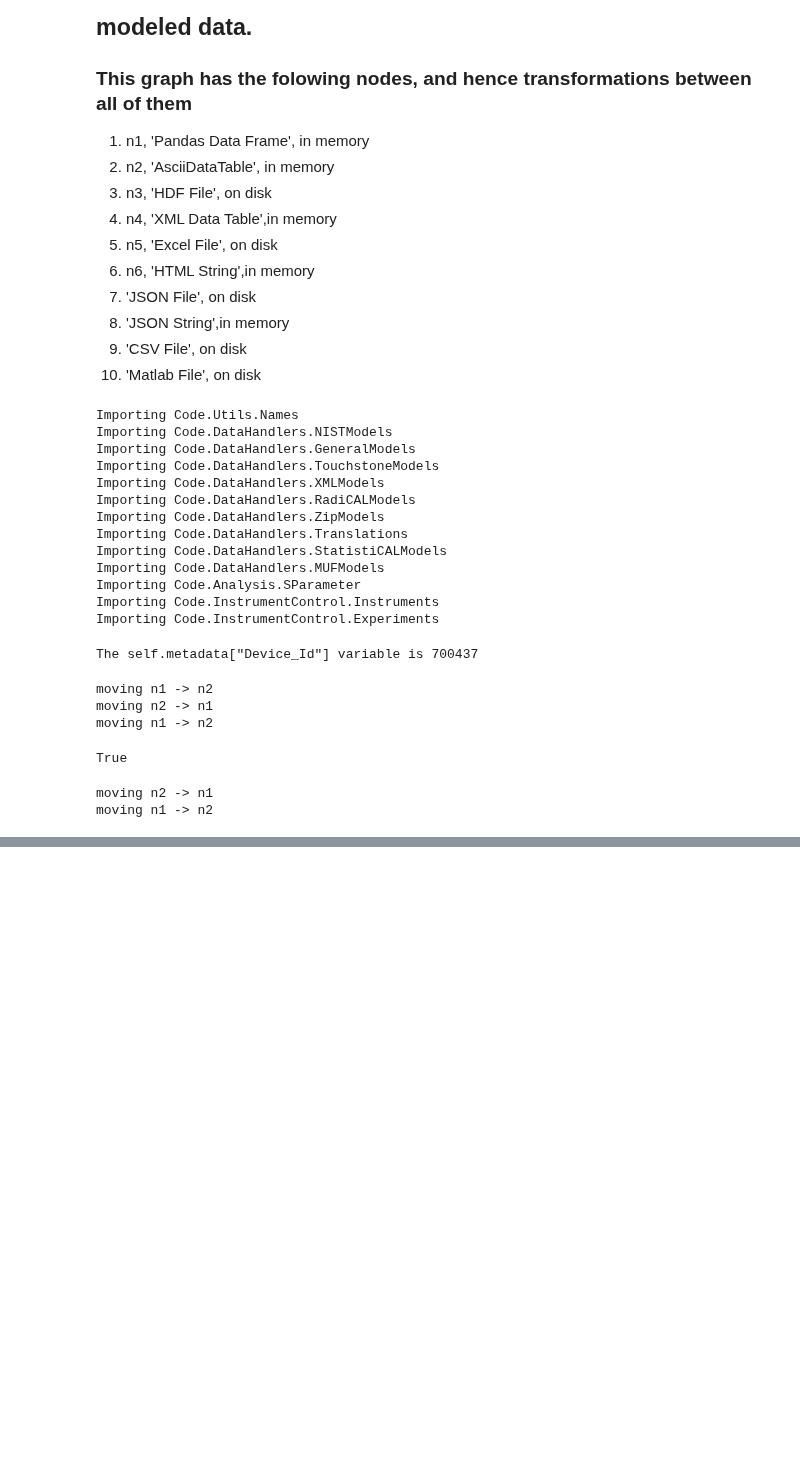
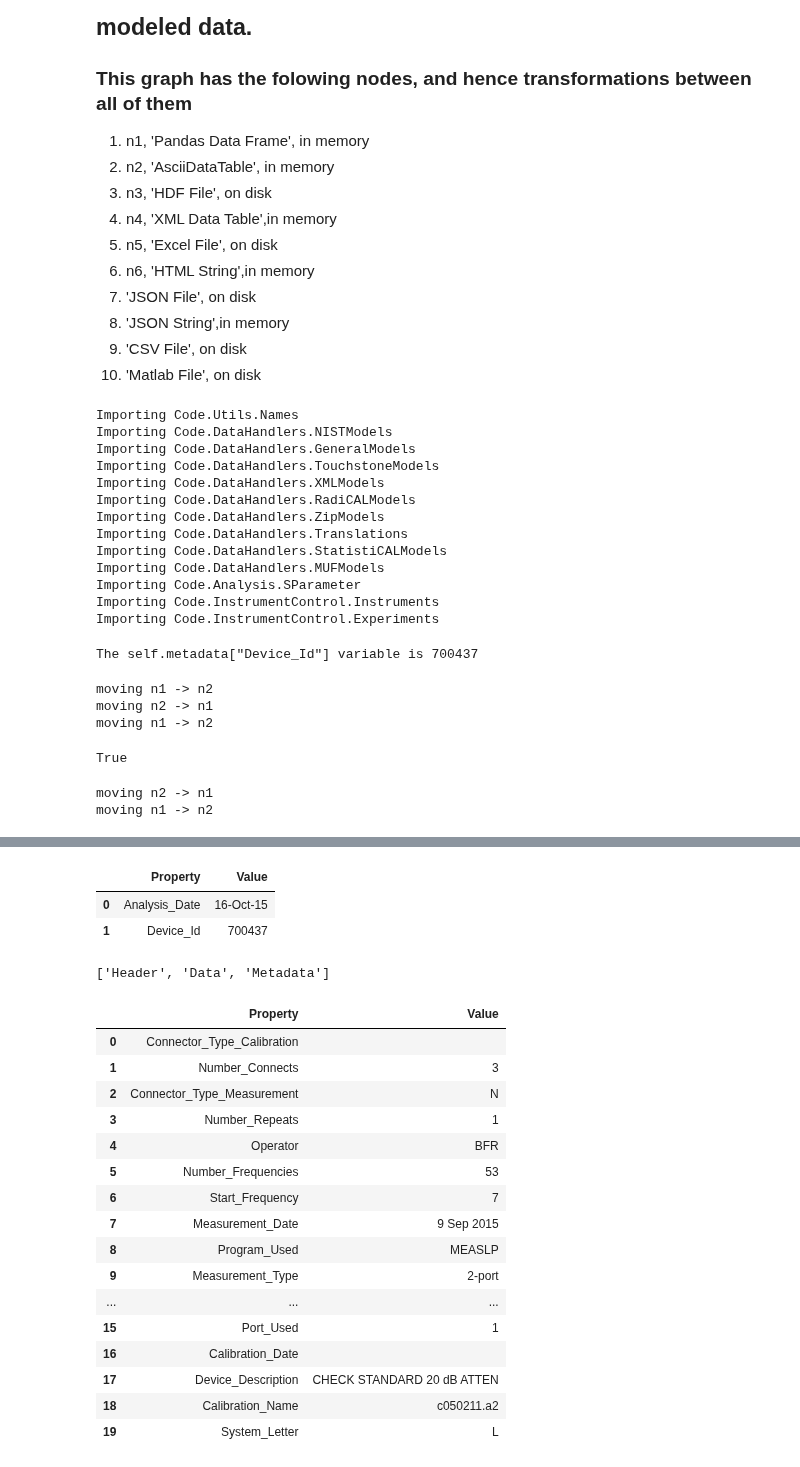
Before and after one commit to aricsanders/Jupyter-Notebooks, a Jupyter notebook: Rectangular_Data_Table_Bijective_Example_20161121_001.ipynb, the cells around one changed output, grey strips where cells are left out. Saved outputs shown, nothing was run; the diff lists cells and outputs as text; code cells hidden in the pictures; blank space fills up the shorter version.

```diff
--- a/Rectangular_Data_Table_Bijective_Example_20161121_001.ipynb
+++ b/Rectangular_Data_Table_Bijective_Example_20161121_001.ipynb
@@ -726,0 +636,7 @@ OperationalError: near "data": syntax error
+# %%
+header_table=pandas.DataFrame(one_port.header,columns=["Header_Line_Content"])
+data_table=pandas.DataFrame(one_port.data,columns=one_port.column_names)
+footer_table=pandas.DataFrame(one_port.footer,columns=["Footer_Line_Content"])
+inline_comments=pandas.DataFrame(one_port.footer,columns=["Line","Location","Comment"])
+metadata_table=pandas.DataFrame([[key,value] for key,value in one_port.metadata.iteritems() ],
+                                columns=["Property","Value"])
@@ -726,0 +645,32 @@ OperationalError: near "data": syntax error
+# %%
+def AsciiDataTable_to_DataFrame_dict(AsciiDataTable):
+    """Converts an AsciiDataTable to a dictionary of pandas.DataFrame s"""
+    output_dict={}
+    for element in AsciiDataTable.elements:
+        #print("{0} is {1}".format('element',element))
+        if AsciiDataTable.__dict__[element]:
+            if re.search('header',element,re.IGNORECASE):
+                header_table=pandas.DataFrame(AsciiDataTable.header,columns=["Header_Line_Content"])
+                output_dict["Header"]=header_table
+            # needs to be before data search
+            elif re.search('meta',element,re.IGNORECASE):
+                #print("{0} is {1}".format('element',element))
+                metadata_table=pandas.DataFrame([[key,value] for key,value in AsciiDataTable.metadata.iteritems()],
+                                columns=["Property","Value"])
+                output_dict["Metadata"]=metadata_table
+            elif re.search('data|^meta',element,re.IGNORECASE):
+
+                data_table=pandas.DataFrame(AsciiDataTable.data,columns=AsciiDataTable.column_names)
+                output_dict["Data"]=data_table
+
+            elif re.search('footer',element,re.IGNORECASE):
+                footer_table=pandas.DataFrame(AsciiDataTable.footer,columns=["Footer_Line_Content"])
+                output_dict["Footer"]=footer_table
+
+            elif re.search('comment',element,re.IGNORECASE):
+                comments=AsciiDataTable.__dict__[element]
+                inline_comments=pandas.DataFrame(comments,columns=["Comment","Line","Location"])
+                output_dict["Comments"]=inline_comments
+
+
+    return output_dict
@@ -726,0 +679,6 @@ OperationalError: near "data": syntax error
+# %%
+panda_dict["Metadata"]
+# %% [output]
+|  | Property | Value |
+| 0 | Analysis_Date | 16-Oct-15 |
+| 1 | Device_Id | 700437 |
@@ -726,0 +710,28 @@ OperationalError: near "data": syntax error
+# %%
+raw_table=TwoPortRawModel(os.path.join(TESTS_DIRECTORY,'TestFileTwoPortRaw.txt'))
+# %%
+test_dict=AsciiDataTable_to_DataFrame_dict(raw_table)
+# %%
+test_dict.keys()
+# %% [output]
+['Header', 'Data', 'Metadata']
+# %%
+test_dict["Metadata"]
+# %% [output]
+|  | Property | Value |
+| 0 | Connector_Type_Calibration |  |
+| 1 | Number_Connects | 3 |
+| 2 | Connector_Type_Measurement | N |
+| 3 | Number_Repeats | 1 |
+| 4 | Operator | BFR |
+| 5 | Number_Frequencies | 53 |
+| 6 | Start_Frequency | 7 |
+| 7 | Measurement_Date | 9 Sep 2015 |
+| 8 | Program_Used | MEASLP |
+| 9 | Measurement_Type | 2-port |
+| ... | ... | ... |
+| 15 | Port_Used | 1 |
+| 16 | Calibration_Date |  |
+| 17 | Device_Description | CHECK STANDARD 20 dB ATTEN |
+| 18 | Calibration_Name | c050211.a2 |
+| 19 | System_Letter | L |
```
Also changed, not shown: parts of 48 cells of this notebook, 6 other files.
